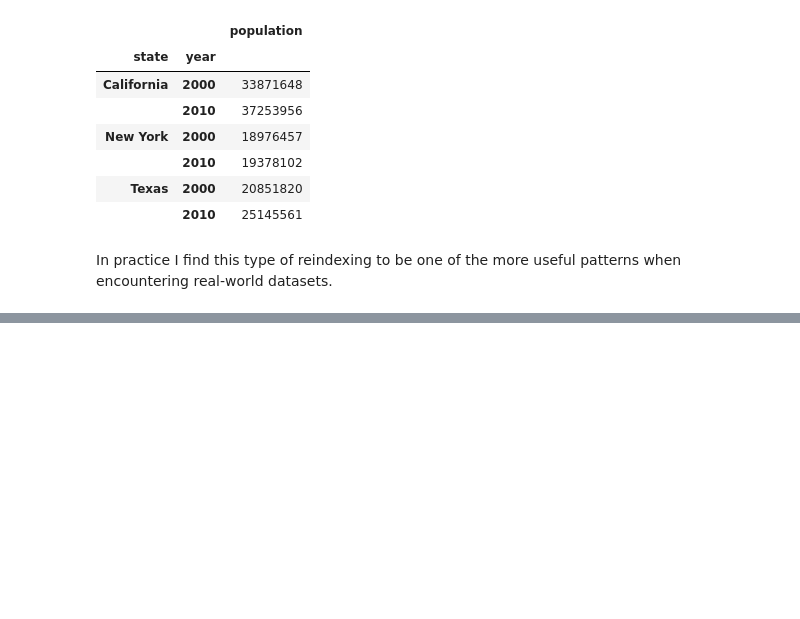
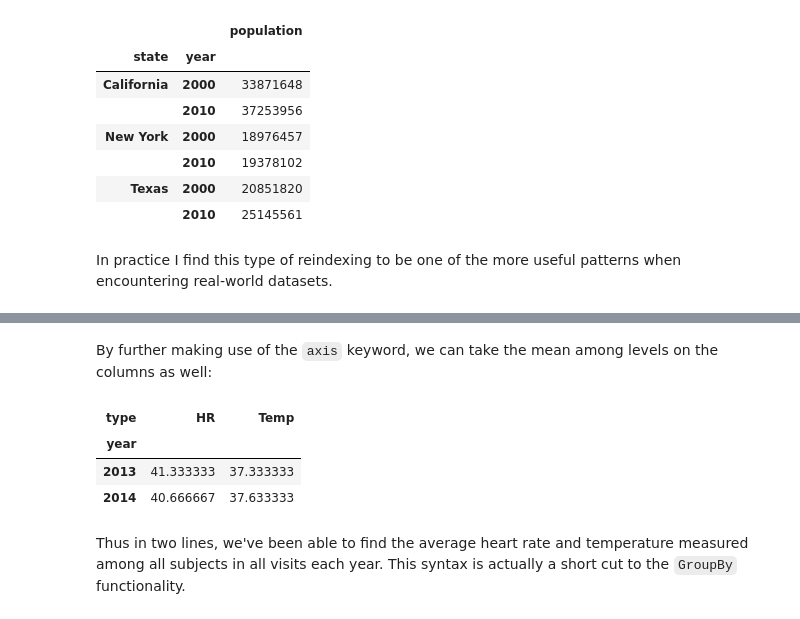
Before and after one commit to Jeffresh/python-datascience-handbook, a Jupyter notebook: pandas/hierarchical_indexing.ipynb, the cells around one changed output, grey strips where cells are left out. Cells and saved outputs as stored; diff of their text form; code cells hidden in the pictures; blank space fills up the shorter version.

```diff
--- a/pandas/hierarchical_indexing.ipynb
+++ b/pandas/hierarchical_indexing.ipynb
@@ -566,0 +594,11 @@ In practice I find this type of reindexing to be one of the more useful patterns
+# %% [markdown]
+By further making use of the `axis` keyword, we can take the mean among levels on the columns as well:
+# %%
+data_mean.mean(axis=1, level='type')
+# %% [output]
+| type | HR | Temp |
+| year |  |  |
+| 2013 | 41.333333 | 37.333333 |
+| 2014 | 40.666667 | 37.633333 |
+# %% [markdown]
+Thus in two lines, we've been able to find the average heart rate and temperature measured among all subjects in all visits each year. This syntax is actually a short cut to the `GroupBy` functionality.
```
Also changed, not shown: parts of 4 cells of this notebook.
